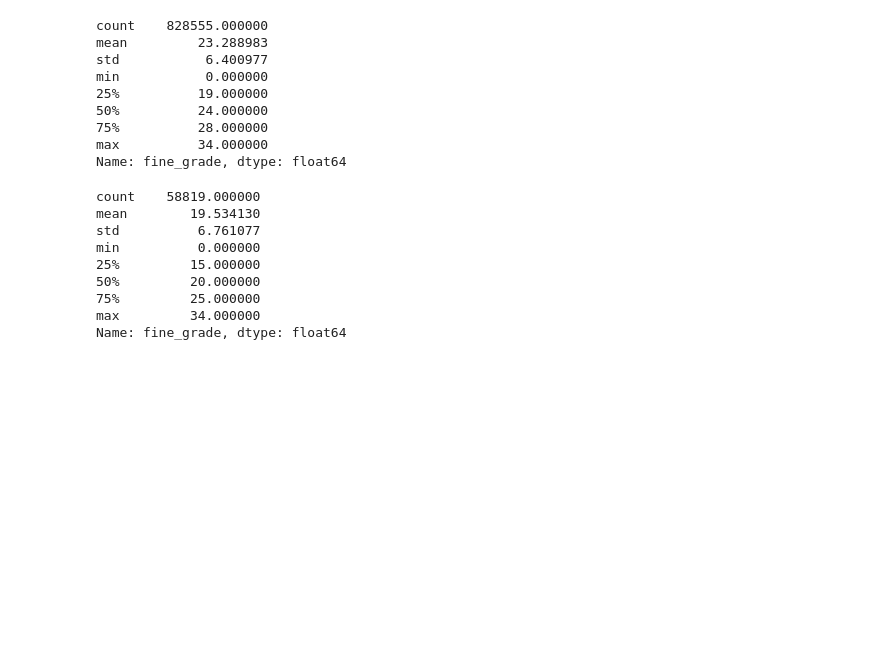
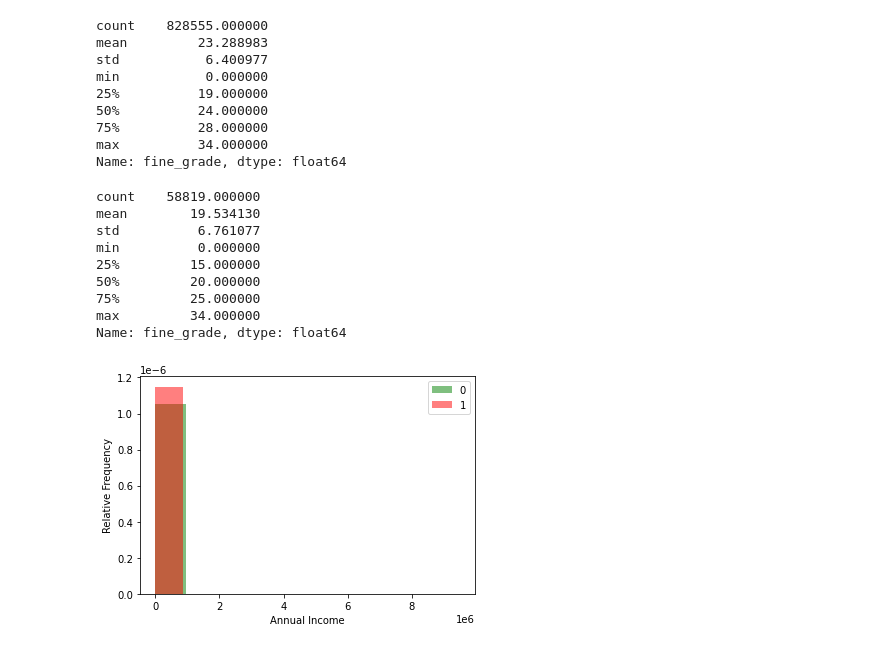
Before and after one commit to ronsperber/Lending-Club, a Jupyter notebook: lending_club.ipynb, the cells around one changed output. Cells and saved outputs as stored; diff of their text form; code cells hidden in the pictures; blank space fills up the shorter version.

```diff
--- a/lending_club.ipynb
+++ b/lending_club.ipynb
@@ -1432,3 +1432,13 @@ min          0.000000
 75%         25.000000
 max         34.000000
 Name: fine_grade, dtype: float64
+# %%
+#Going back to income we can do frequency histograms for the positive and negative class to try to visualize if there's really a difference
+plt.hist(X[X.target==0].annual_inc,alpha=0.5,color="green",bins=10,density=True)
+plt.hist(X[X.target==1].annual_inc,alpha=0.5,color="red",bins=10,density=True)
+plt.legend(X.target)
+plt.xlabel("Annual Income")
+plt.ylabel("Relative Frequency")
+plt.show()
+# %% [output]
+[figure, added]
```
Also changed, not shown: parts of 13 cells of this notebook.
